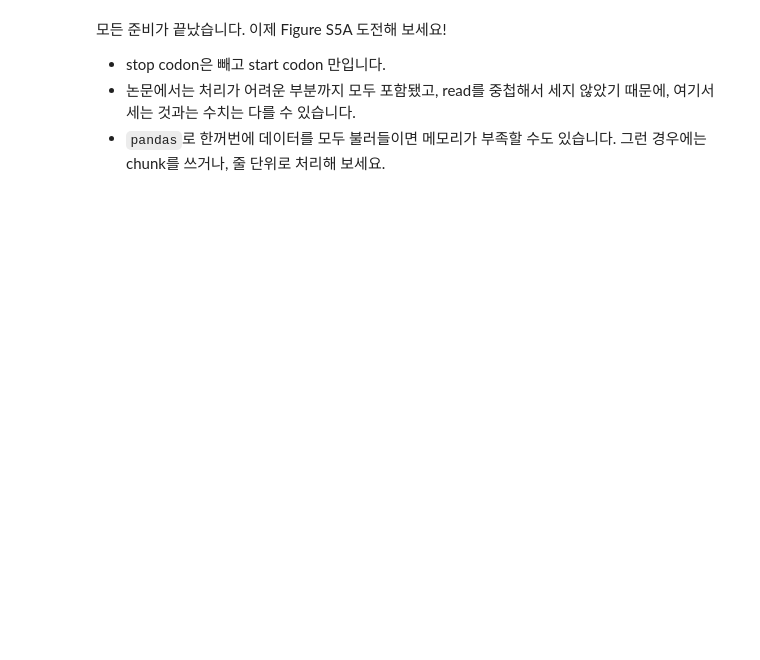
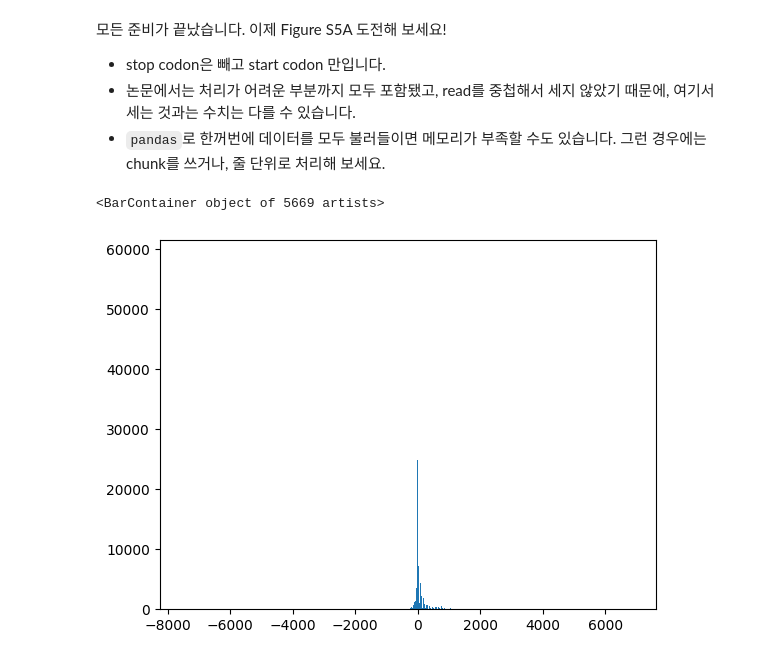
Before and after one commit to gaeunny/Bioinfo1_2023, a Jupyter notebook: CoLab_TermProj_2023_2.ipynb, the cells around one changed output. Drawn from its saved outputs; the diff is of its cells as text; code cells hidden in the pictures; blank space fills up the shorter version.

Commit message:
Figure S5A - siLuc

```diff
--- a/CoLab_TermProj_2023_2.ipynb
+++ b/CoLab_TermProj_2023_2.ipynb
@@ -216,3 +327,18 @@ start codon가 들어가 있는 exon들을 고르기 위해서 미리 + strand
 * stop codon은 빼고 start codon 만입니다.
 * 논문에서는 처리가 어려운 부분까지 모두 포함됐고, read를 중첩해서 세지 않았기 때문에, 여기서 세는 것과는 수치는 다를 수 있습니다.
 * `pandas`로 한꺼번에 데이터를 모두 불러들이면 메모리가 부족할 수도 있습니다. 그런 경우에는 chunk를 쓰거나, 줄 단위로 처리해 보세요.
+# %%
+counts=dict()
+with open('fivepcounts-filtered-RPF-siLuc.txt') as f:
+  for line in f:
+    l=line.rstrip()
+    l_list=l.split('\t')
+
+    rel_pos=int(l_list[1])-int(l_list[8])
+    counts[rel_pos]=counts.get(rel_pos, 0) + int(l_list[3])
+
+from matplotlib import pyplot as plt
+plt.bar(counts.keys(), counts.values())
+# %% [output]
+<BarContainer object of 5669 artists>
+[figure, added]
```
Also changed, not shown: parts of 16 cells of this notebook.
